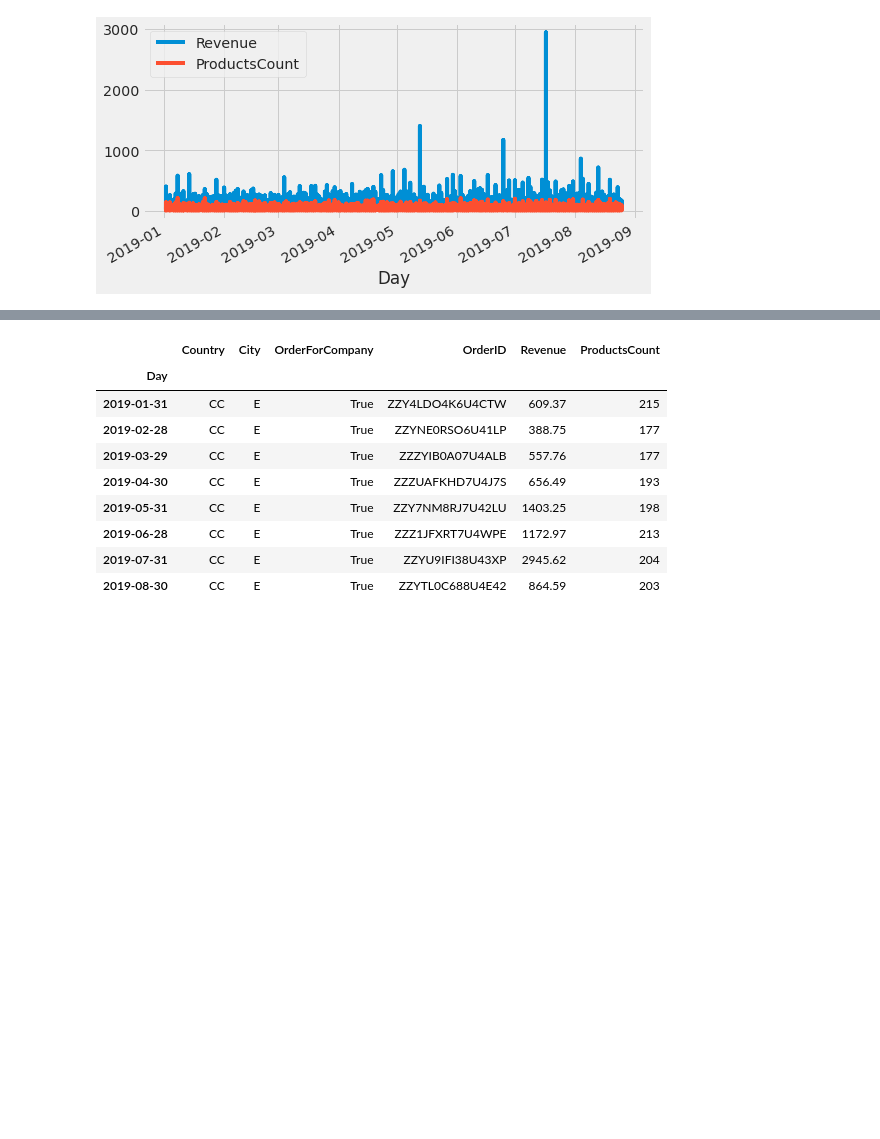
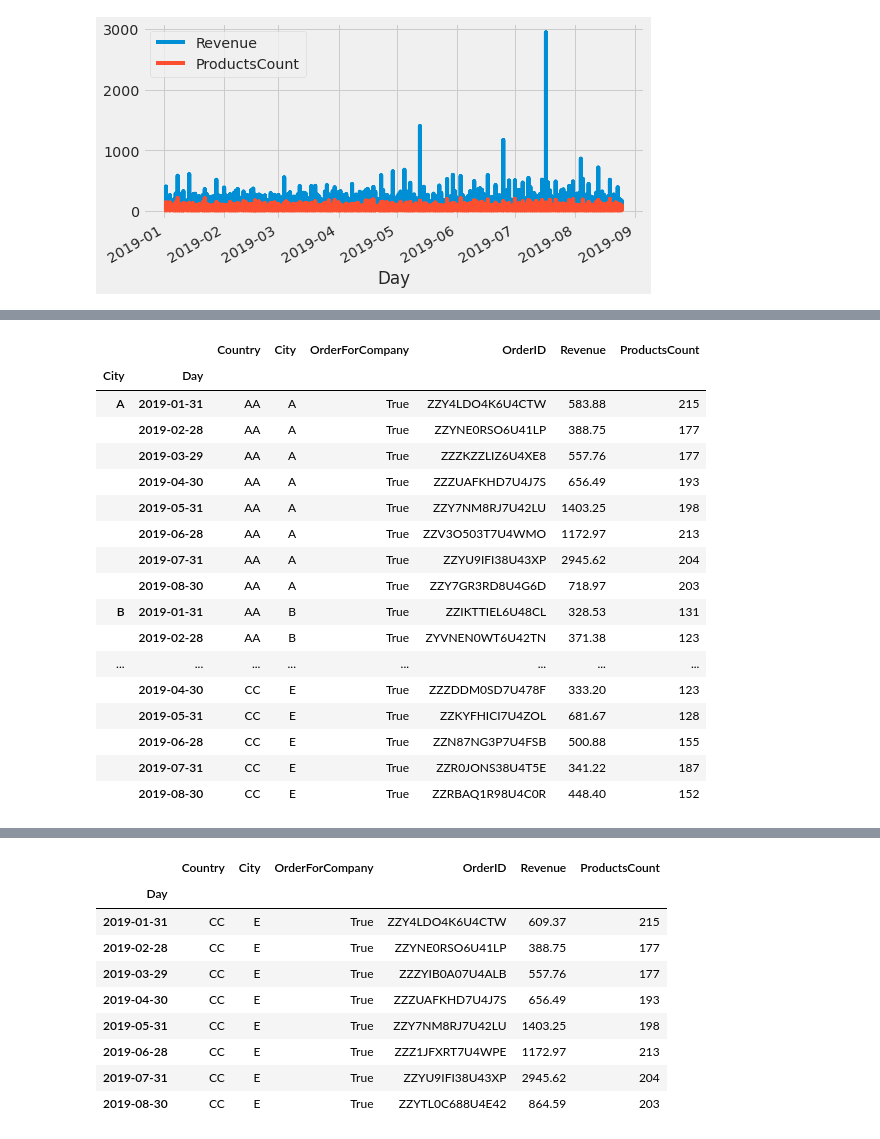
Before and after one commit to Daivar/Behavior_Sequence_Transformer_Pytorch, a Jupyter notebook: Orders.ipynb, the cells around one changed output, grey strips where cells are left out. Saved outputs shown, nothing was run; the diff lists cells and outputs as text; code cells hidden in the pictures; blank space fills up the shorter version.

```diff
--- a/Orders.ipynb
+++ b/Orders.ipynb
@@ -104,0 +187,22 @@ df1.plot()
+# %%
+df10 = df1.groupby('City').resample('BM').max()
+df10
+# %% [output]
+|  |  | Country | City | OrderForCompany | OrderID | Revenue | ProductsCount |
+| City | Day |  |  |  |  |  |  |
+| A | 2019-01-31 | AA | A | True | ZZY4LDO4K6U4CTW | 583.88 | 215 |
+|  | 2019-02-28 | AA | A | True | ZZYNE0RSO6U41LP | 388.75 | 177 |
+|  | 2019-03-29 | AA | A | True | ZZZKZZLIZ6U4XE8 | 557.76 | 177 |
+|  | 2019-04-30 | AA | A | True | ZZZUAFKHD7U4J7S | 656.49 | 193 |
+|  | 2019-05-31 | AA | A | True | ZZY7NM8RJ7U42LU | 1403.25 | 198 |
+|  | 2019-06-28 | AA | A | True | ZZV3O503T7U4WMO | 1172.97 | 213 |
+|  | 2019-07-31 | AA | A | True | ZZYU9IFI38U43XP | 2945.62 | 204 |
+|  | 2019-08-30 | AA | A | True | ZZY7GR3RD8U4G6D | 718.97 | 203 |
+| B | 2019-01-31 | AA | B | True | ZZIKTTIEL6U48CL | 328.53 | 131 |
+|  | 2019-02-28 | AA | B | True | ZYVNEN0WT6U42TN | 371.38 | 123 |
+| ... | ... | ... | ... | ... | ... | ... | ... |
+|  | 2019-04-30 | CC | E | True | ZZZDDM0SD7U478F | 333.20 | 123 |
+|  | 2019-05-31 | CC | E | True | ZZKYFHICI7U4ZOL | 681.67 | 128 |
+|  | 2019-06-28 | CC | E | True | ZZN87NG3P7U4FSB | 500.88 | 155 |
+|  | 2019-07-31 | CC | E | True | ZZR0JONS38U4T5E | 341.22 | 187 |
+|  | 2019-08-30 | CC | E | True | ZZRBAQ1R98U4C0R | 448.40 | 152 |
```
Also changed, not shown: parts of 10 cells of this notebook.
